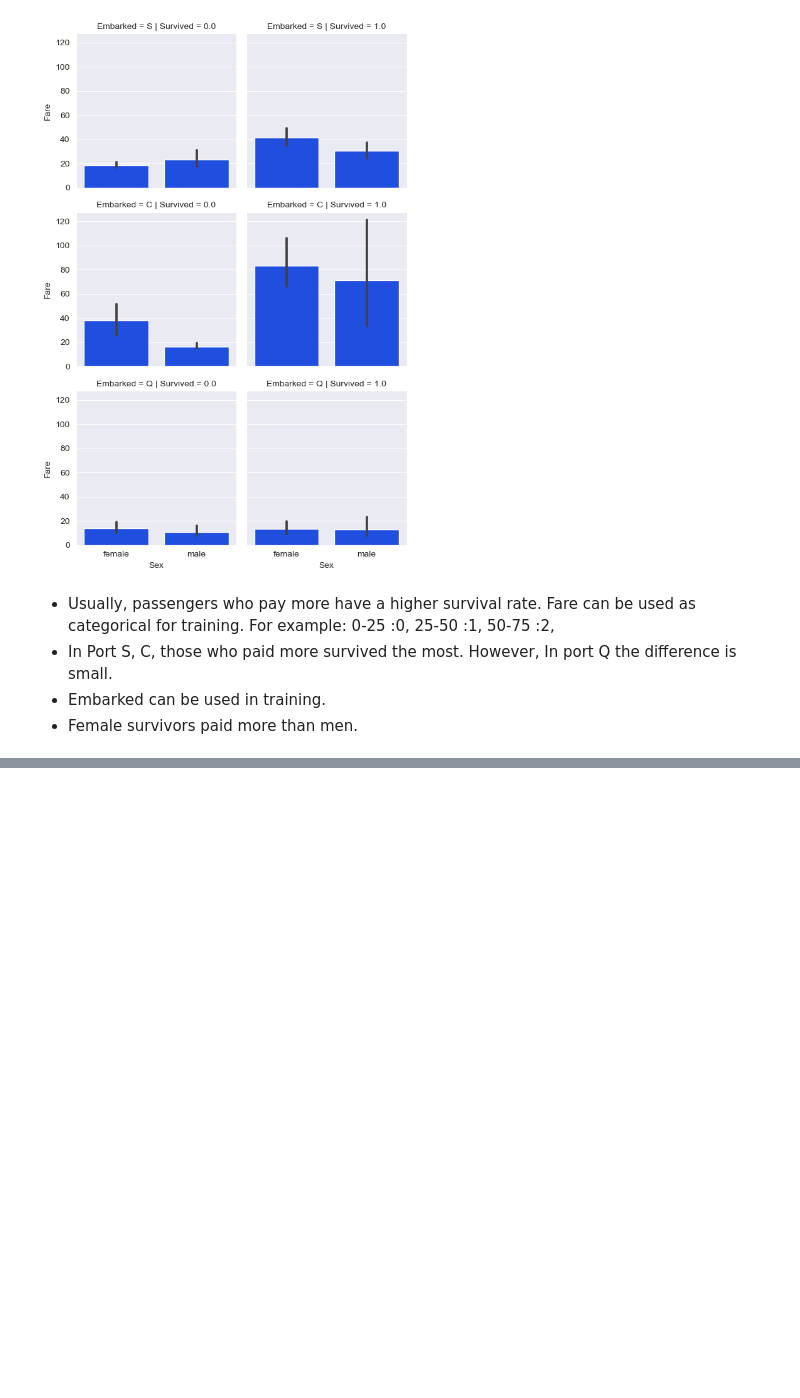
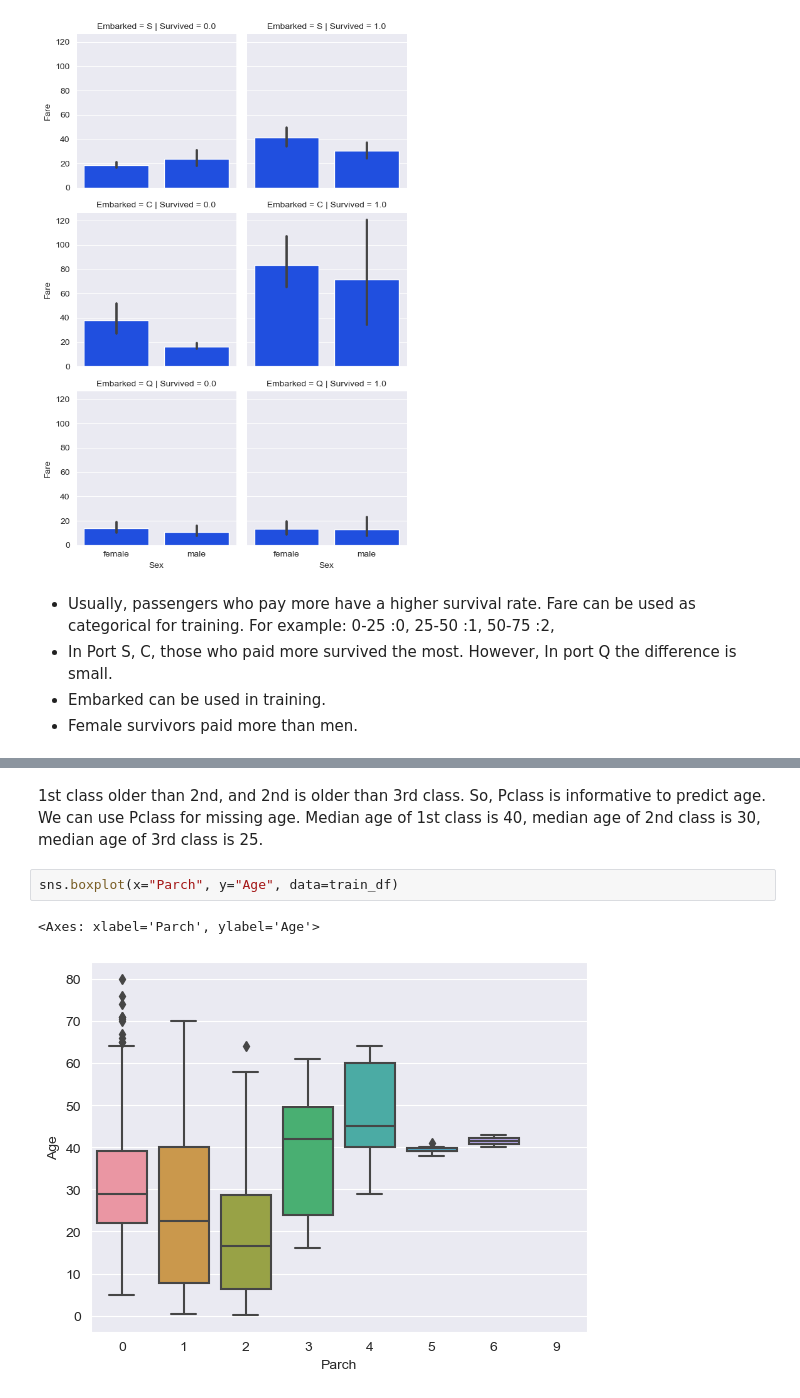
Before and after one commit to yasinsametkaraca/titanic-eda-prediction, a Jupyter notebook: titanic-predicton-exploratory-data-analysis-eda.ipynb, the cells around one changed output, grey strips where cells are left out. Drawn from its saved outputs; the diff is of its cells as text; blank space fills up the shorter version.

Commit message:
missing value completed

```diff
--- a/titanic-predicton-exploratory-data-analysis-eda.ipynb
+++ b/titanic-predicton-exploratory-data-analysis-eda.ipynb
@@ -586,0 +619,7 @@ plt.show()
+# %% [markdown]
+1st class older than 2nd, and 2nd is older than 3rd class. So, Pclass is informative to predict age. We can use Pclass for missing age. Median age of 1st class is 40, median age of 2nd class is 30, median age of 3rd class is 25.
+# %%
+sns.boxplot(x="Parch", y="Age", data=train_df)
+# %% [output]
+<Axes: xlabel='Parch', ylabel='Age'>
+[figure, added]
```
Also changed, not shown: parts of 35 cells of this notebook.
